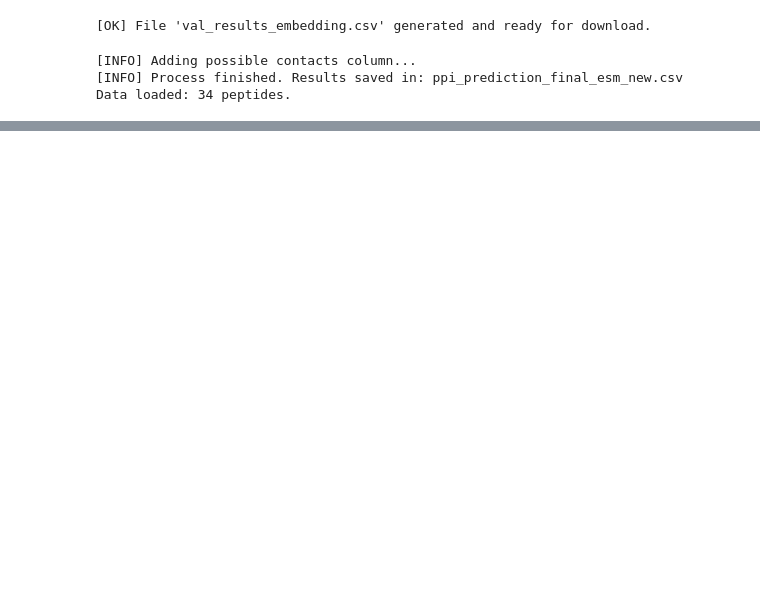
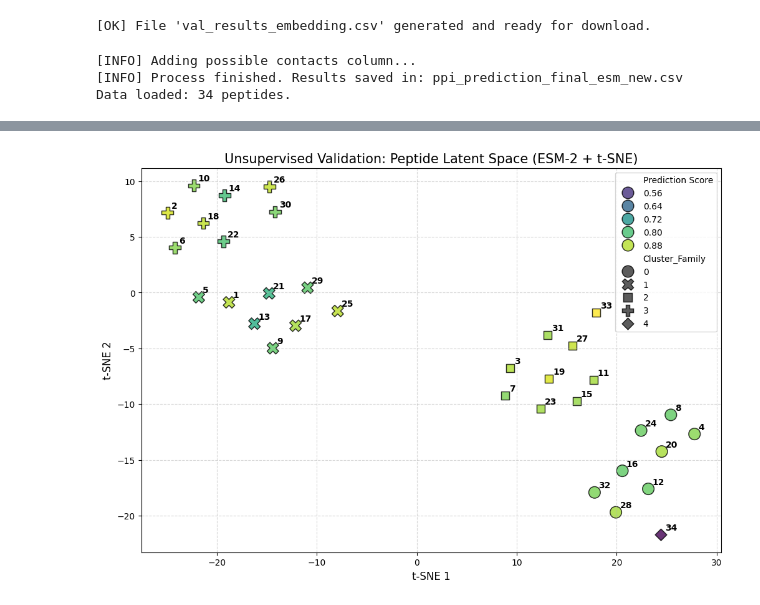
Before and after one commit to franroca15/pdi-peptide-ml-prediction, a Jupyter notebook: esm_protein_peptides.ipynb, the cells around one changed output, grey strips where cells are left out. Saved outputs shown, nothing was run; the diff lists cells and outputs as text; code cells hidden in the pictures; blank space fills up the shorter version.

Commit message:
Initial commit - PDI peptide prediction model

```diff
--- a/esm_protein_peptides.ipynb
+++ b/esm_protein_peptides.ipynb
@@ -284,3 +284,99 @@ print(f"Data loaded: {df_results.shape[0]} peptides.")
 [INFO] Adding possible contacts column...
 [INFO] Process finished. Results saved in: ppi_prediction_final_esm_new.csv
 Data loaded: 34 peptides.
+# %%
+import numpy as np
+import pandas as pd
+import matplotlib.pyplot as plt
+import seaborn as sns
+import torch
+import joblib
+from sklearn.manifold import TSNE
+from sklearn.cluster import KMeans
+
+# ==========================================
+# 1. LOAD MODEL AND DATA
+# ==========================================
+model_path = "ppi_esm_logreg_final_model.pkl"
+csv_path = "ppi_prediction_final_esm_new.csv"
+
+try:
+    # Load the trained classifier
+    clf_final = joblib.load(model_path)
+    # Load the results ranking
+    df_ranking = pd.read_csv(csv_path)
+
+    print(f"✅ Model loaded from {model_path}")
+    print(f"✅ Data loaded: {len(df_ranking)} peptides found.")
+
+    # ==========================================
+    # 2. LOCAL DEFINITION OF EXTRACT_VECTORS
+    # ==========================================
+    # We use 'model', 'alphabet', and 'device' as defined in the previous cells
+    def extract_vectors(sequences):
+        embeddings_dict = {}
+        model.eval()
+        converter = alphabet.get_batch_converter()
+
+        for seq in set(sequences):
+            data = [("label", seq)]
+            _, _, tokens = converter(data)
+            tokens = tokens.to(device)
+            with torch.no_grad():
+                results = model(tokens, repr_layers=[6])
+                # Final layer representation (mean pooling)
+                seq_rep = results["representations"][6][0, 1 : len(seq) + 1].mean(0)
+                embeddings_dict[seq] = seq_rep.cpu().numpy()
+        return embeddings_dict
+
+    # ==========================================
+    # 3. STRUCTURAL PROCESSING
+    # ==========================================
+    print("🧬 Generating ESM-2 representations in real time...")
+    # Use the 'pep_sequence' column
+    pep_dict_local = extract_vectors(df_ranking['pep_sequence'].tolist())
+    X_embeddings = np.array([pep_dict_local[s] for s in df_ranking['pep_sequence']])
+
+    # K-Means Clustering (grouping into 5 structural families)
+    df_ranking['Cluster_Family'] = KMeans(n_clusters=5, random_state=42, n_init=10).fit_predict(X_embeddings)
+
+    # t-SNE dimensionality reduction for visualization
+    tsne_engine = TSNE(n_components=2, perplexity=10, random_state=42, init='pca', learning_rate='auto')
+    X_tsne = tsne_engine.fit_transform(X_embeddings)
+    df_ranking['tsne_1'] = X_tsne[:, 0]
+    df_ranking['tsne_2'] = X_tsne[:, 1]
+
+    df_ranking = df_ranking.rename(columns={
+        'prediction_score': 'Prediction Score'
+    })
+
+    # ==========================================
+    # 4. SCIENTIFIC VISUALIZATION
+    # ==========================================
+    plt.figure(figsize=(12, 8))
+    sns.scatterplot(
+        data=df_ranking, x='tsne_1', y='tsne_2',
+        hue='Prediction Score', style='Cluster_Family',
+        palette='viridis', s=180, edgecolor='black', alpha=0.8
+    )
+
+    # Peptide numbering for thesis report
+    for i in range(len(df_ranking)):
+        plt.text(df_ranking.tsne_1.iloc[i]+0.4, df_ranking.tsne_2.iloc[i]+0.4, str(i+1), fontsize=10, weight='bold')
+
+    plt.title('Unsupervised Validation: Peptide Latent Space (ESM-2 + t-SNE)', fontsize=15)
+    plt.xlabel('t-SNE 1', fontsize=12)
+    plt.ylabel('t-SNE 2', fontsize=12)
+    plt.grid(True, linestyle='--', alpha=0.5)
+
+    # Save the plot before showing it
+    output_tsne_img = "pdi_latent_space_tsne.png"
+    plt.savefig(output_tsne_img, dpi=300, bbox_inches='tight')
+    plt.show()
+
+    print("✅ Analysis completed. This plot validates if your top-scoring peptides share structural families.")
+
+except Exception as e:
+    print(f"❌ Critical error: {e}")
+    print("Note: Ensure your runtime has an active GPU.")
+# %% [output]
@@ -286,0 +386 @@ Data loaded: 34 peptides.
+[figure, added]
```
Also changed, not shown: parts of 2 cells of this notebook.
